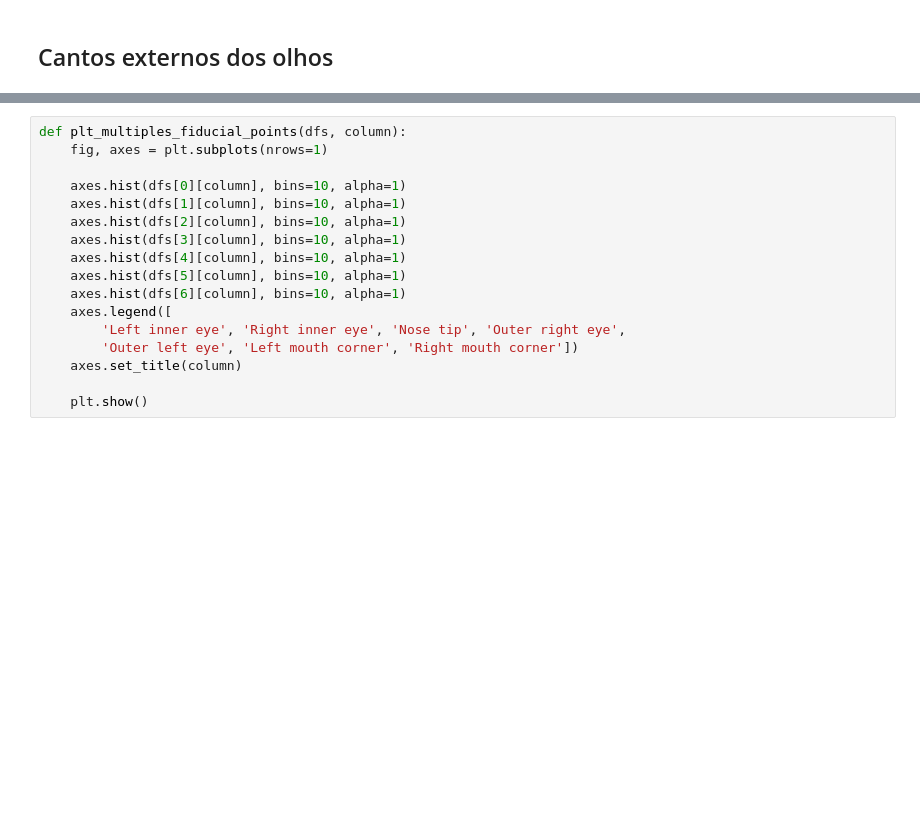
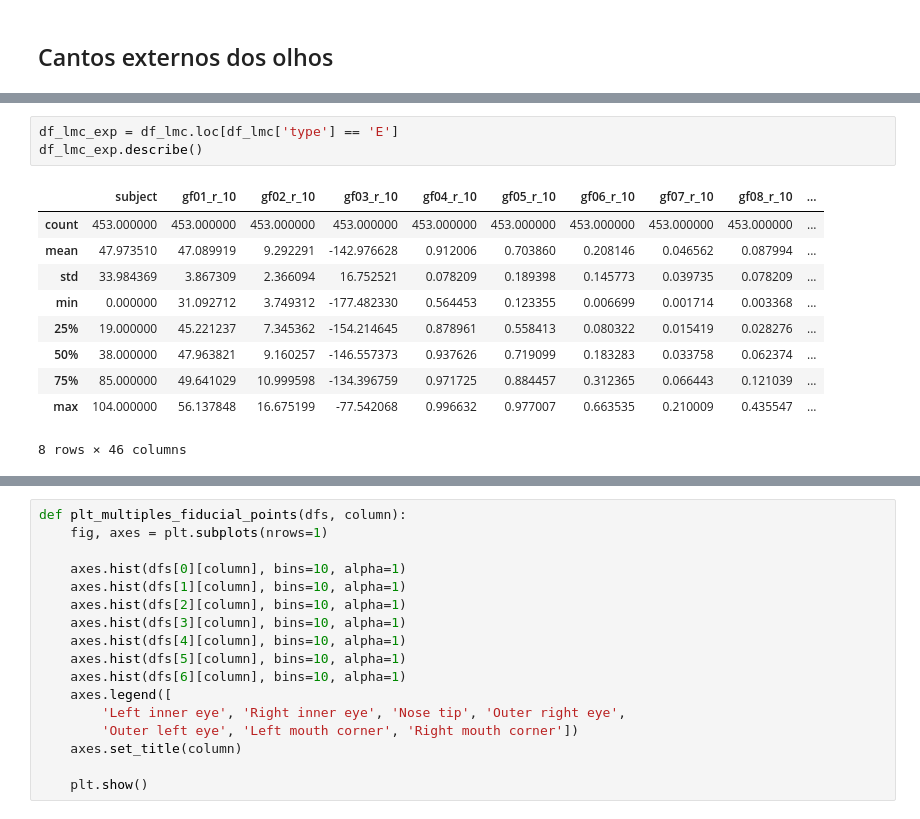
Before and after one commit to thalissonfelipe/landmarks, a Jupyter notebook: Análises da Features da Matriz de Covariância (Raios 10, 15, 20, 25, 30).ipynb, the cells around one changed output, grey strips where cells are left out. Cells and saved outputs as stored; diff of their text form; blank space fills up the shorter version.

```diff
--- a/Análises da Features da Matriz de Covariância (Raios 10, 15, 20, 25, 30).ipynb
+++ b/Análises da Features da Matriz de Covariância (Raios 10, 15, 20, 25, 30).ipynb
@@ -428,4 +416,18 @@ df_lmc
 | 4664 | bs104_PR_U_0.pcd | 104 | U | PR | 47.807243 | 6.834845 | -149.048859 | 0.976319 | 0.929216 | ... |
 | 4665 | bs104_CAU_A26A12lw_0.pcd | 104 | A26A12lw | CAU | 43.178822 | 7.829470 | -128.879257 | 0.954678 | 0.657807 | ... |
 4666 rows × 49 columns
+# %%
+df_lmc_exp = df_lmc.loc[df_lmc['type'] == 'E']
+df_lmc_exp.describe()
+# %% [output]
+|  | subject | gf01_r_10 | gf02_r_10 | gf03_r_10 | gf04_r_10 | gf05_r_10 | gf06_r_10 | gf07_r_10 | gf08_r_10 | ... |
+| count | 453.000000 | 453.000000 | 453.000000 | 453.000000 | 453.000000 | 453.000000 | 453.000000 | 453.000000 | 453.000000 | ... |
+| mean | 47.973510 | 47.089919 | 9.292291 | -142.976628 | 0.912006 | 0.703860 | 0.208146 | 0.046562 | 0.087994 | ... |
+| std | 33.984369 | 3.867309 | 2.366094 | 16.752521 | 0.078209 | 0.189398 | 0.145773 | 0.039735 | 0.078209 | ... |
+| min | 0.000000 | 31.092712 | 3.749312 | -177.482330 | 0.564453 | 0.123355 | 0.006699 | 0.001714 | 0.003368 | ... |
+| 25% | 19.000000 | 45.221237 | 7.345362 | -154.214645 | 0.878961 | 0.558413 | 0.080322 | 0.015419 | 0.028276 | ... |
+| 50% | 38.000000 | 47.963821 | 9.160257 | -146.557373 | 0.937626 | 0.719099 | 0.183283 | 0.033758 | 0.062374 | ... |
+| 75% | 85.000000 | 49.641029 | 10.999598 | -134.396759 | 0.971725 | 0.884457 | 0.312365 | 0.066443 | 0.121039 | ... |
+| max | 104.000000 | 56.137848 | 16.675199 | -77.542068 | 0.996632 | 0.977007 | 0.663535 | 0.210009 | 0.435547 | ... |
+8 rows × 46 columns
 # %%
```
Also changed, not shown: parts of 16 cells of this notebook, 5 other files.
